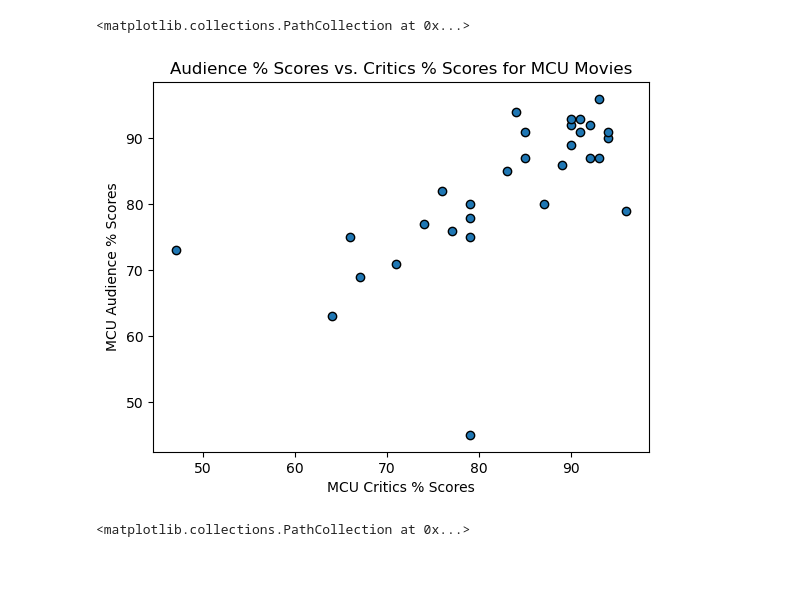
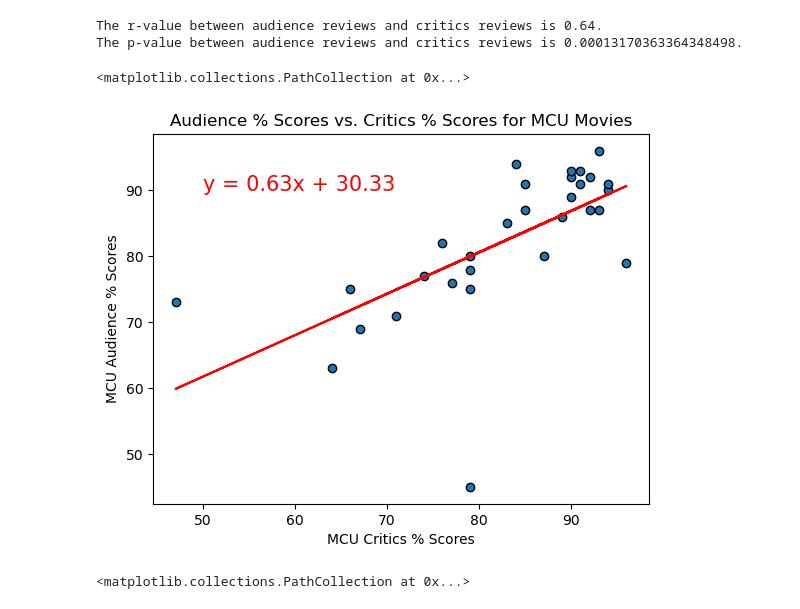
Before and after one commit to jdyiga10/project1-2023, a Jupyter notebook: andrew_work.ipynb, the cells around one changed output. Cells and saved outputs as stored; diff of their text form; code cells hidden in the pictures; blank space fills up the shorter version.

```diff
--- a/andrew_work.ipynb
+++ b/andrew_work.ipynb
@@ -113,13 +114,23 @@ display(reviews_franchise_df.sort_values("worldwide gross ($m)", ascending=False
 # %%
 #Graph critics % score against audience % score
 graph1 = plt.scatter(reviews_df["critics % score"], reviews_df["audience % score"], edgecolors="black")
 plt.xlabel("MCU Critics % Scores")
 plt.ylabel("MCU Audience % Scores")
 plt.title("Audience % Scores vs. Critics % Scores for MCU Movies")
+(slope, intercept, rvalue, pvalue, stderr) = st.linregress(reviews_df["critics % score"], reviews_df["audience % score"])
+correlation = st.pearsonr(reviews_df["critics % score"], reviews_df["audience % score"])
+regress_values = reviews_df["critics % score"] * slope + intercept
+line_eq = f"y = {str(round(slope, 2))}x + {str(round(intercept, 2))}"
+plt.plot(reviews_df["critics % score"], regress_values, color="red")
+plt.annotate(line_eq, (50,90), fontsize=15, color="red")
+print(f"The r-value between audience reviews and critics reviews is {round(correlation[0], 2)}.")
+print(f"The p-value between audience reviews and critics reviews is {correlation[1]}.")
 display(graph1)
 # %% [output]
-<matplotlib.collections.PathCollection at 0x...>
+The r-value between audience reviews and critics reviews is 0.64.
+The p-value between audience reviews and critics reviews is 0.00013170363364348498.
+<matplotlib.collections.PathCollection at 0x...>
-[figure, old version]
+[figure, new version]
 # %%
 #Graph Worldwide Gross against Critics % Score
 graph2 = plt.scatter(reviews_df["critics % score"], reviews_df["worldwide gross ($m)"], edgecolors="black")
```
Also changed, not shown: parts of 1 cell of this notebook.
